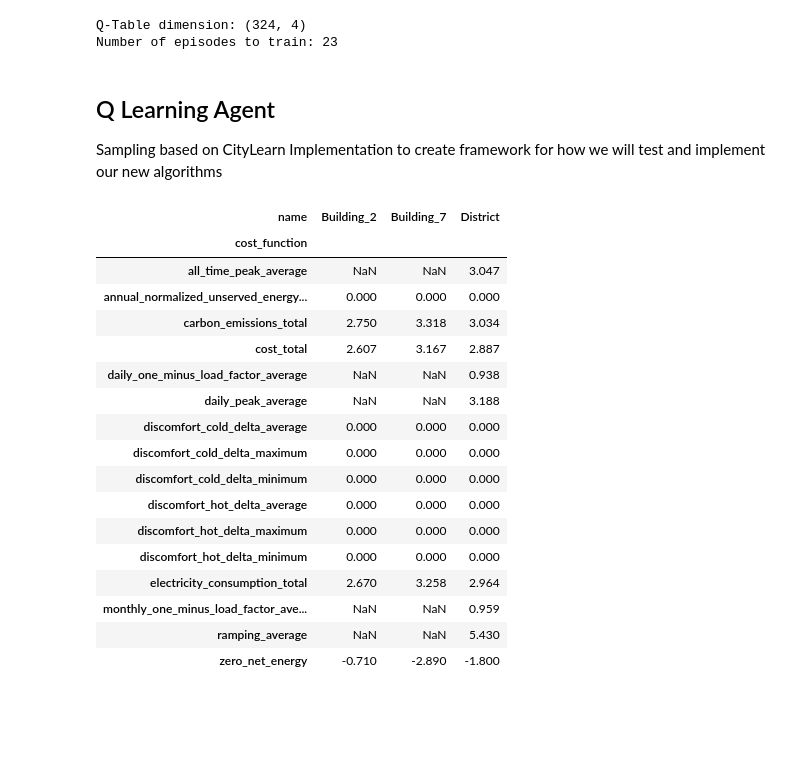
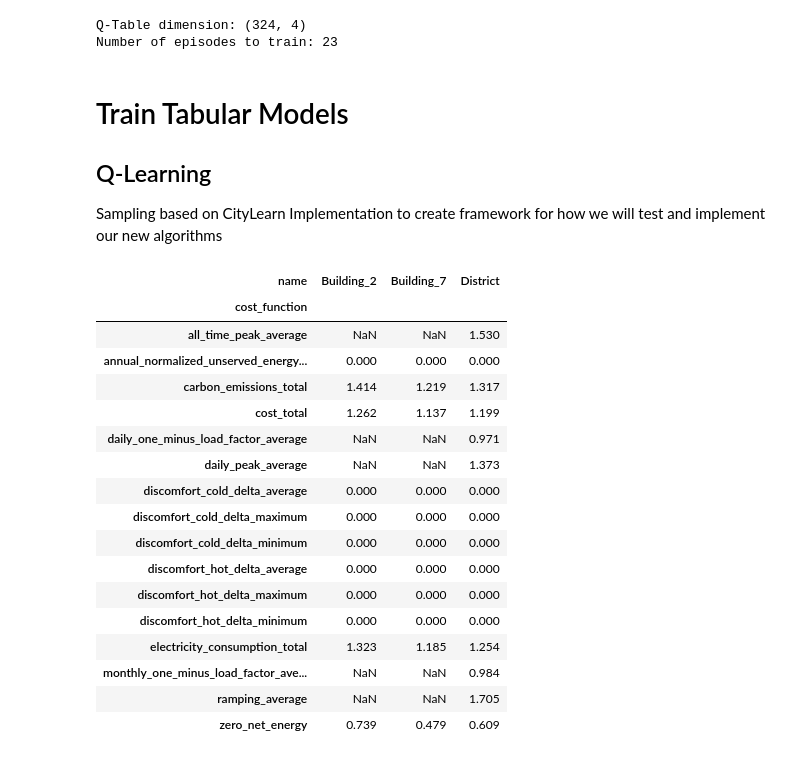
Before and after one commit to CaseyMOwen/Fa24-CS-138-FinalProject, a Jupyter notebook: main.ipynb, the cells around one changed output. Drawn from its saved outputs; the diff is of its cells as text; code cells hidden in the pictures; blank space fills up the shorter version.

Commit message:
Updated main.ipynb
Added QLearning and graphs.
Updated SARSA learn method.
Updated Baseline model

```diff
--- a/main.ipynb
+++ b/main.ipynb
@@ -39,11 +39,11 @@ Active observations: ['hour', 'month']
 # %% [markdown]
 ## Base Agent
 # %%
-from agents.baseagent import Agent
+from agents.baseagent import Agent, BaselineAgent
 from citylearn.citylearn import CityLearnEnv
 
 base_env = CityLearnEnv(schema, random_seed=RANDOM_SEED)
-base_agent = Agent(base_env, random_seed=RANDOM_SEED)
+base_agent = BaselineAgent(base_env, random_seed=RANDOM_SEED)
 
 # Initialize Environment
 observations, _ = base_env.reset()
@@ -56,4 +56,3 @@ while not base_env.terminated:
 kpis = base_agent.env.evaluate()
 kpis = kpis.pivot(index='cost_function', columns='name', values='value').round(3)
 kpis = kpis.dropna(how='all')
-display(kpis)
@@ -117,66 +96,65 @@ print('Number of episodes to train:', num_episodes)
 Q-Table dimension: (324, 4)
 Number of episodes to train: 23
 # %% [markdown]
-## Q Learning Agent
-
+# Train Tabular Models
+## Q-Learning
 Sampling based on CityLearn Implementation to create framework for how we will test and implement our new algorithms
 # %%
-from agents.qlearning import TabularQLearning
+from agents.q_learning import QLearning
 from IPython.display import display
 
 # This made for Tabular Q learning, but I think it applies to any discrete algorithm
+q_env = CityLearnEnv(schema, random_seed=RANDOM_SEED)
 q_env = DiscreteAlgorithmWrapper(
-    discrete_env.unwrapped,
+    q_env.unwrapped,
     observation_bin_sizes=observation_bin_sizes,
     action_bin_sizes=action_bin_sizes
 )
 
 q_kwargs = {
     'epsilon': 1.0,
-    'minimum_epsilon': 0.01,
-    'epsilon_decay': 0.0001,
+    'epsilon_decay': True,
     'learning_rate': 0.005,
     'discount_factor': 0.99,
 }
 
-q_agent = TabularQLearning(
+q_agent = QLearning(
     env=q_env,
     random_seed=RANDOM_SEED,
     **q_kwargs
 )
 
 # ----------------- Train -----------------
 _ = q_agent.learn(episodes=num_episodes)
 
 # ----------------- Test -----------------
 # Initialize Environment
 observations, _ = q_env.reset()
 
 while not q_env.terminated:
-    actions = q_agent.predict(observations)
+    actions = q_agent.predict(observations, True)
     observations, reward, info, terminated, truncated = q_env.step(actions)
-
 
 kpis = q_agent.env.evaluate()
 kpis = kpis.pivot(index='cost_function', columns='name', values='value').round(3)
 kpis = kpis.dropna(how='all')
 display(kpis)
 # %% [output]
 | name | Building_2 | Building_7 | District |
 | cost_function |  |  |  |
-| all_time_peak_average | NaN | NaN | 3.047 |
+| all_time_peak_average | NaN | NaN | 1.530 |
 | annual_normalized_unserved_energy... | 0.000 | 0.000 | 0.000 |
-| carbon_emissions_total | 2.750 | 3.318 | 3.034 |
-| cost_total | 2.607 | 3.167 | 2.887 |
-| daily_one_minus_load_factor_average | NaN | NaN | 0.938 |
-| daily_peak_average | NaN | NaN | 3.188 |
+| carbon_emissions_total | 1.414 | 1.219 | 1.317 |
+| cost_total | 1.262 | 1.137 | 1.199 |
+| daily_one_minus_load_factor_average | NaN | NaN | 0.971 |
+| daily_peak_average | NaN | NaN | 1.373 |
 | discomfort_cold_delta_average | 0.000 | 0.000 | 0.000 |
 | discomfort_cold_delta_maximum | 0.000 | 0.000 | 0.000 |
 | discomfort_cold_delta_minimum | 0.000 | 0.000 | 0.000 |
 | discomfort_hot_delta_average | 0.000 | 0.000 | 0.000 |
 | discomfort_hot_delta_maximum | 0.000 | 0.000 | 0.000 |
 | discomfort_hot_delta_minimum | 0.000 | 0.000 | 0.000 |
-| electricity_consumption_total | 2.670 | 3.258 | 2.964 |
-| monthly_one_minus_load_factor_ave... | NaN | NaN | 0.959 |
-| ramping_average | NaN | NaN | 5.430 |
-| zero_net_energy | -0.710 | -2.890 | -1.800 |
+| electricity_consumption_total | 1.323 | 1.185 | 1.254 |
+| monthly_one_minus_load_factor_ave... | NaN | NaN | 0.984 |
+| ramping_average | NaN | NaN | 1.705 |
+| zero_net_energy | 0.739 | 0.479 | 0.609 |
```
Also changed, not shown: parts of 16 cells of this notebook, 4 other files.
